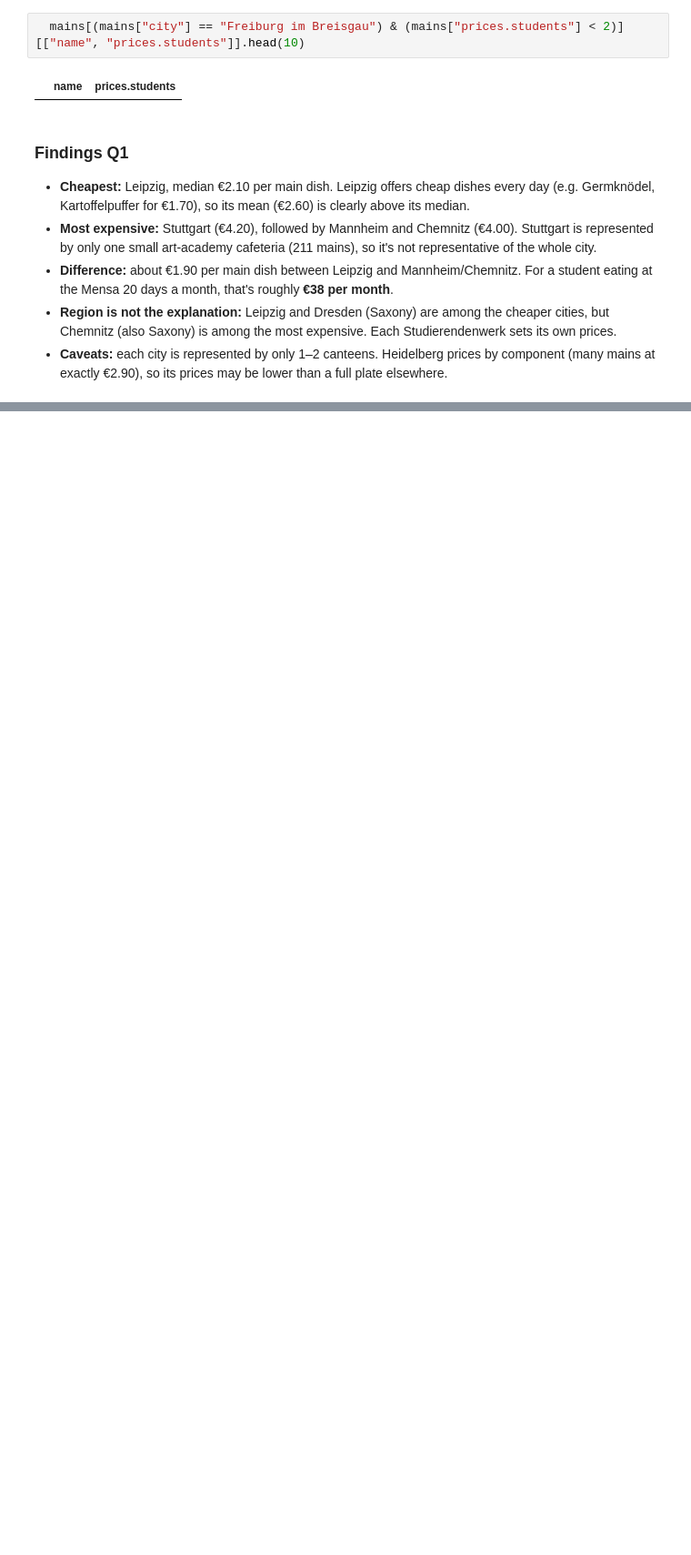
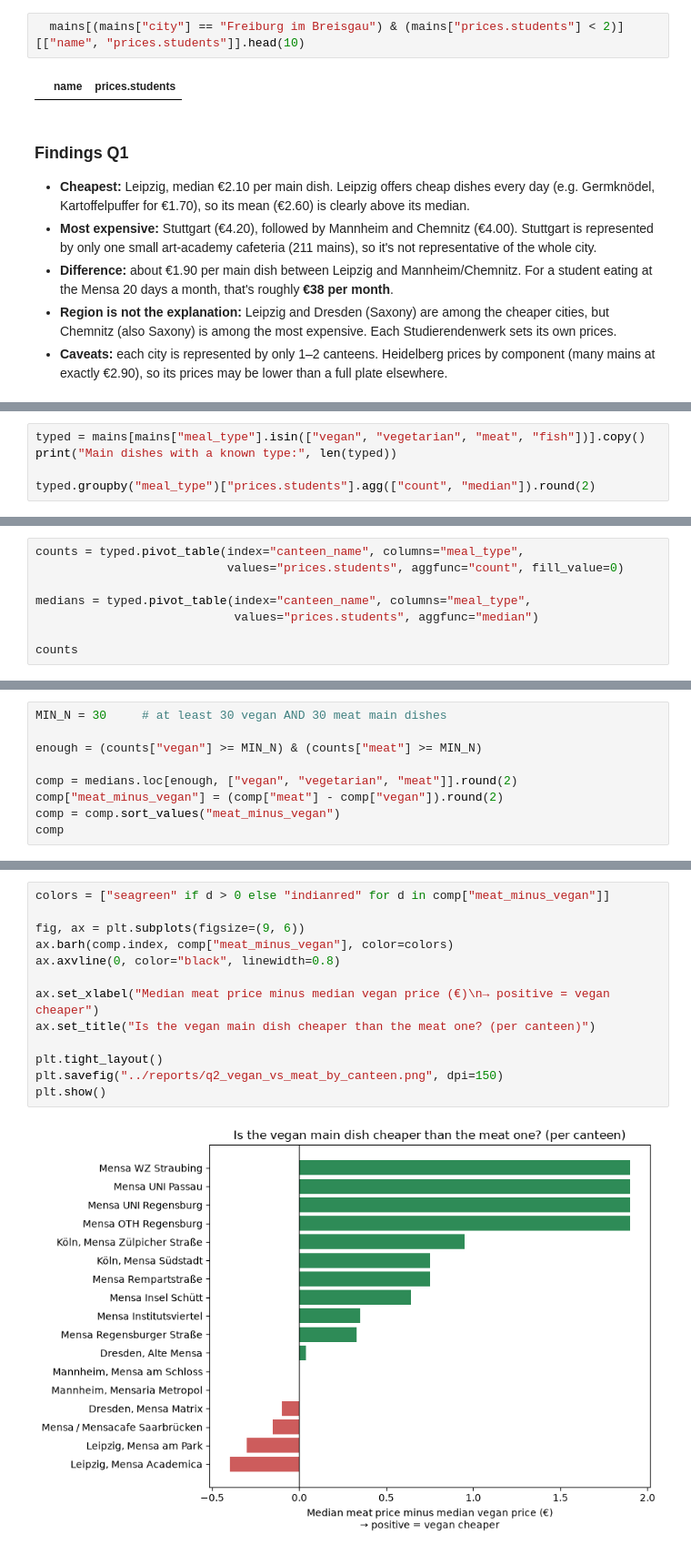
Before and after one commit to jasmeetkaurpelia/mensa-cost-of-living-analysis, a Jupyter notebook: notebooks/03_analysis.ipynb, the cells around one changed output, grey strips where cells are left out. Shown at 91% size. Saved outputs shown, nothing was run; the diff lists cells and outputs as text; blank space fills up the shorter version.

Commit message:
Q2: vegan vs meat prices within canteens

```diff
--- a/notebooks/03_analysis.ipynb
+++ b/notebooks/03_analysis.ipynb
@@ -117,0 +122,5 @@ plt.show()
+# %%
+typed = mains[mains["meal_type"].isin(["vegan", "vegetarian", "meat", "fish"])].copy()
+print("Main dishes with a known type:", len(typed))
+
+typed.groupby("meal_type")["prices.students"].agg(["count", "median"]).round(2)
@@ -117,0 +135,8 @@ plt.show()
+# %%
+counts = typed.pivot_table(index="canteen_name", columns="meal_type",
+                           values="prices.students", aggfunc="count", fill_value=0)
+
+medians = typed.pivot_table(index="canteen_name", columns="meal_type",
+                            values="prices.students", aggfunc="median")
+
+counts
@@ -117,0 +162,9 @@ plt.show()
+# %%
+MIN_N = 30     # at least 30 vegan AND 30 meat main dishes
+
+enough = (counts["vegan"] >= MIN_N) & (counts["meat"] >= MIN_N)
+
+comp = medians.loc[enough, ["vegan", "vegetarian", "meat"]].round(2)
+comp["meat_minus_vegan"] = (comp["meat"] - comp["vegan"]).round(2)
+comp = comp.sort_values("meat_minus_vegan")
+comp
@@ -117,0 +203,15 @@ plt.show()
+# %%
+colors = ["seagreen" if d > 0 else "indianred" for d in comp["meat_minus_vegan"]]
+
+fig, ax = plt.subplots(figsize=(9, 6))
+ax.barh(comp.index, comp["meat_minus_vegan"], color=colors)
+ax.axvline(0, color="black", linewidth=0.8)
+
+ax.set_xlabel("Median meat price minus median vegan price (€)\n→ positive = vegan cheaper")
+ax.set_title("Is the vegan main dish cheaper than the meat one? (per canteen)")
+
+plt.tight_layout()
+plt.savefig("../reports/q2_vegan_vs_meat_by_canteen.png", dpi=150)
+plt.show()
+# %% [output]
+[figure, added]
```
Also changed, not shown: parts of 6 cells of this notebook, 1 other file.
